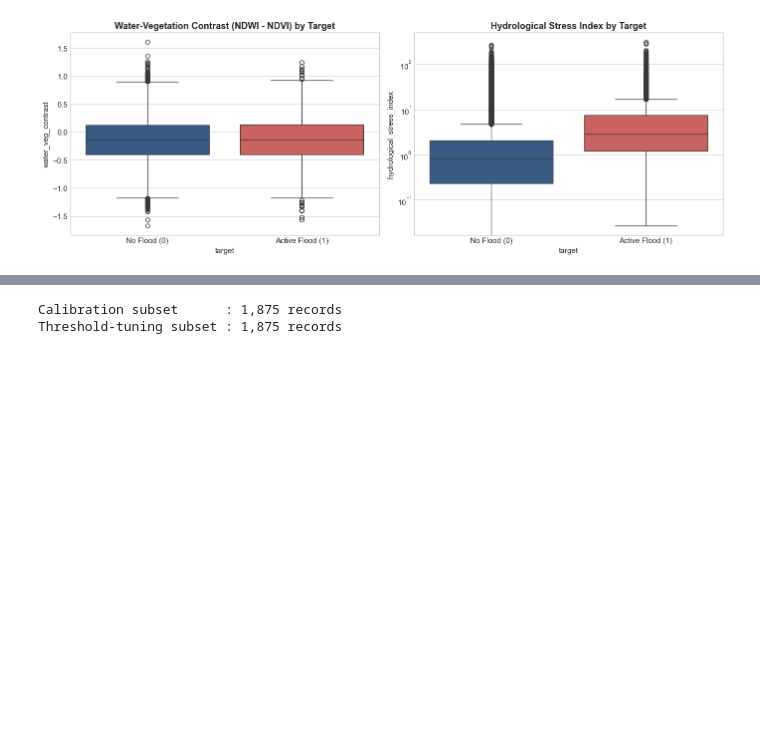
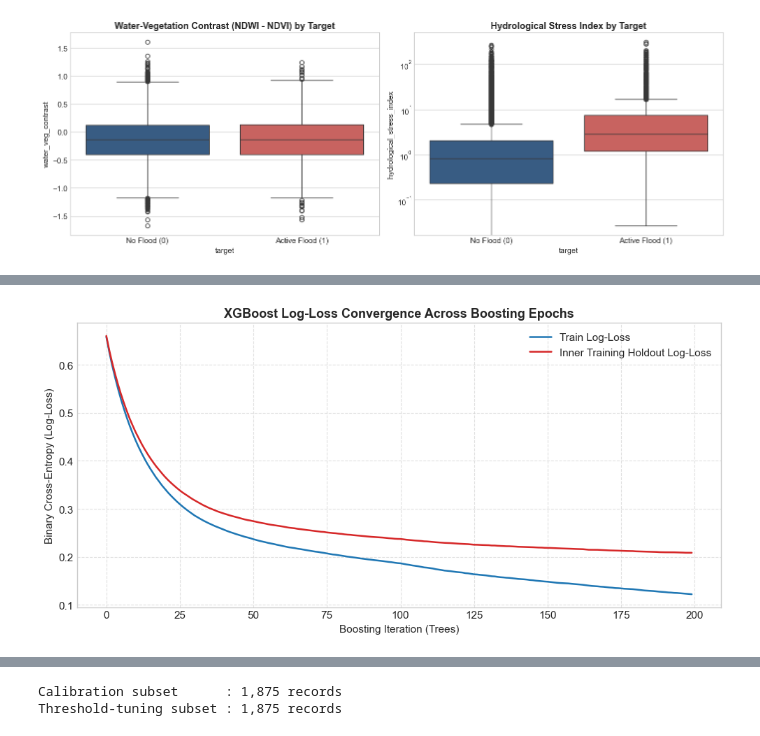
Before and after one commit to GamithaGimhana/FloodSentinel, a Jupyter notebook: notebooks/flood_prediction_sri_lanka.ipynb, the cells around one changed output, grey strips where cells are left out. Saved outputs shown, nothing was run; the diff lists cells and outputs as text; code cells hidden in the pictures; blank space fills up the shorter version.

```diff
--- a/notebooks/flood_prediction_sri_lanka.ipynb
+++ b/notebooks/flood_prediction_sri_lanka.ipynb
@@ -1291,0 +980,34 @@ pd.DataFrame(results)
+# %%
+# 8.4 Boosting Loss Convergence Tracking
+# Train XGBoost with evaluation tracking across boosting epochs
+xgb_eval = XGBClassifier(
+    n_estimators=200, max_depth=6, learning_rate=0.05,
+    scale_pos_weight=scale_pos_weight_val, eval_metric=['logloss', 'error'],
+    random_state=42
+)
+
+loss_preprocessing = clone(preprocessing_template)
+X_loss_train = loss_preprocessing.fit_transform(X_bench_train, y_bench_train)
+X_loss_val = loss_preprocessing.transform(X_bench_val)
+xgb_eval.fit(
+    X_loss_train, y_bench_train,
+    eval_set=[(X_loss_train, y_bench_train), (X_loss_val, y_bench_val)],
+    verbose=False
+)
+
+evals_result = xgb_eval.evals_result()
+epochs = len(evals_result['validation_0']['logloss'])
+x_axis = range(0, epochs)
+
+plt.figure(figsize=(10, 5))
+plt.plot(x_axis, evals_result['validation_0']['logloss'], label='Train Log-Loss', color='#1f77b4', linewidth=1.8)
+plt.plot(x_axis, evals_result['validation_1']['logloss'], label='Inner Training Holdout Log-Loss', color='#d62728', linewidth=1.8)
+plt.title('XGBoost Log-Loss Convergence Across Boosting Epochs', fontsize=13, fontweight='bold')
+plt.xlabel('Boosting Iteration (Trees)', fontsize=11)
+plt.ylabel('Binary Cross-Entropy (Log-Loss)', fontsize=11)
+plt.grid(True, linestyle='--', alpha=0.6)
+plt.legend(loc='upper right', fontsize=11)
+plt.tight_layout()
+plt.show()
+# %% [output]
+[figure, added]
```
Also changed, not shown: parts of 63 cells of this notebook, 3 other files.
